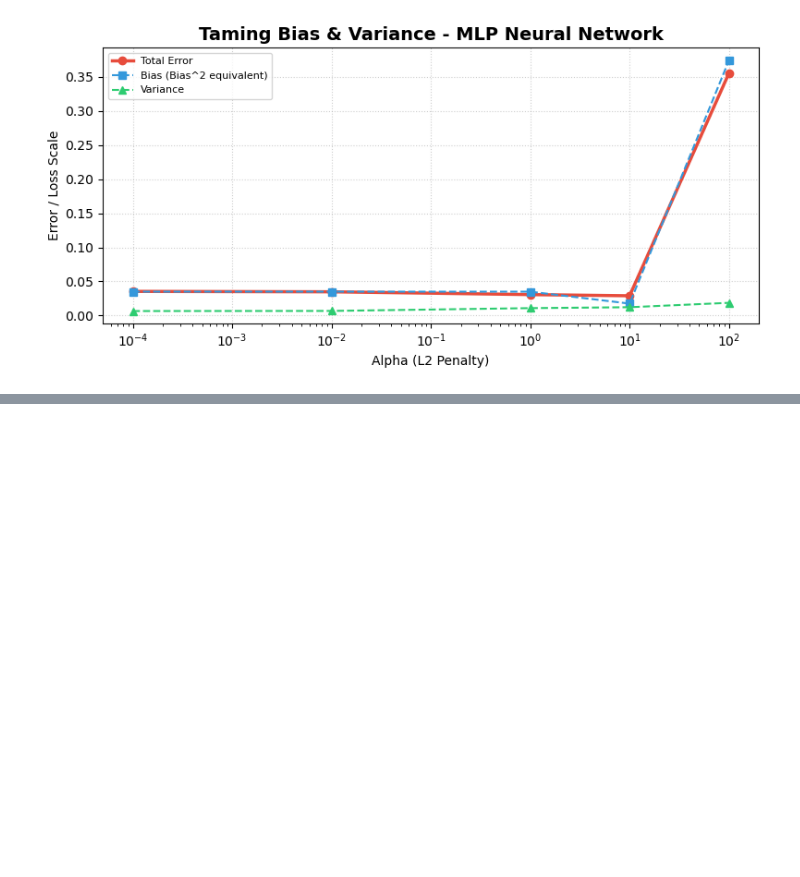
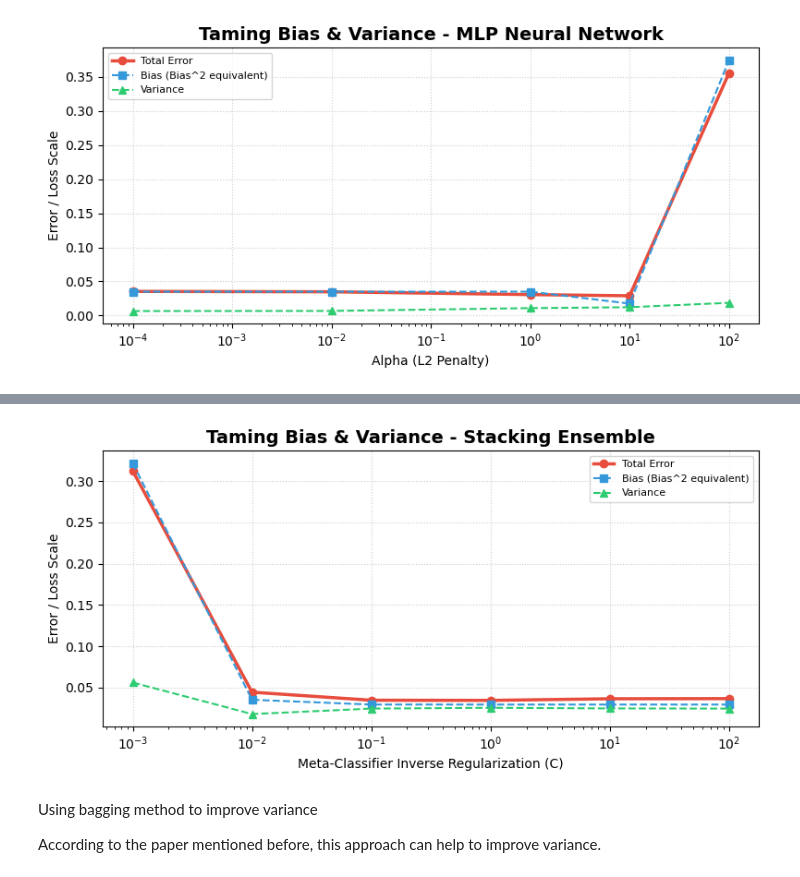
Before and after one commit to Mathis1311/Machine-Learning-project, a Jupyter notebook: project copy.ipynb, the cells around one changed output, grey strips where cells are left out. Saved outputs shown, nothing was run; the diff lists cells and outputs as text; code cells hidden in the pictures; blank space fills up the shorter version.

```diff
--- a/project copy.ipynb
+++ b/project copy.ipynb
@@ -909,0 +483,59 @@ Evaluating MLP alpha values...
+# %%
+import numpy as np
+import matplotlib.pyplot as plt
+from sklearn.ensemble import GradientBoostingClassifier, StackingClassifier
+from sklearn.tree import DecisionTreeClassifier
+from sklearn.svm import SVC
+from sklearn.linear_model import LogisticRegression
+# =========================================================================
+# 2. SIMULAÇÃO PARA STACKING (Variando a regularização C do Meta-Modelo)
+# =========================================================================
+def evaluate_stacking_curve(X_train, X_test, y_train, y_test):
+    # Valores de C para a Regressão Logística final (Escala Logarítmica)
+    # C pequeno = Muita regularização (Simplifica o Stacking)
+    # C grande = Nenhuma regularização (Complexifica o Stacking)
+    c_values = [0.001, 0.01, 0.1, 1.0, 10.0, 100.0]
+
+    total_errors = []
+    biases = []
+    variances = []
+
+    # Modelos base fixos para o Stacking
+    base_estimators = [
+        ('dt', DecisionTreeClassifier(max_depth=3, random_state=42)),
+        ('svm', SVC(C=1.0, kernel='rbf', random_state=42))
+    ]
+
+    for c in c_values:
+        # Variamos o C no final_estimator
+        model = StackingClassifier(
+            estimators=base_estimators,
+            final_estimator=LogisticRegression(C=c, max_iter=1000, random_state=42),
+            cv=3
+        )
+
+        total_error, bias, variance = bias_variance_decomposition(
+            model, X_train, X_test, y_train, y_test, n_bootstraps=30, show=0
+        )
+
+        total_errors.append(total_error)
+        biases.append(bias)
+        variances.append(variance)
+
+    # Chama a tua função de plot original (ativando log_scale=True para o parâmetro C)
+    plot_taming_curves(
+        param_values=c_values,
+        total_errors=total_errors,
+        biases=biases,
+        variances=variances,
+        param_name="Meta-Classifier Inverse Regularization (C)",
+        model_name="Stacking Ensemble",
+        log_scale=True
+    )
+evaluate_stacking_curve(X_train, X_test, y_train, y_test)
+# %% [output]
+[figure, added]
+# %% [markdown]
+Using bagging method to improve variance
+
+According to the paper mentioned before, this approach can help to improve variance.
```
Also changed, not shown: parts of 25 cells of this notebook.
